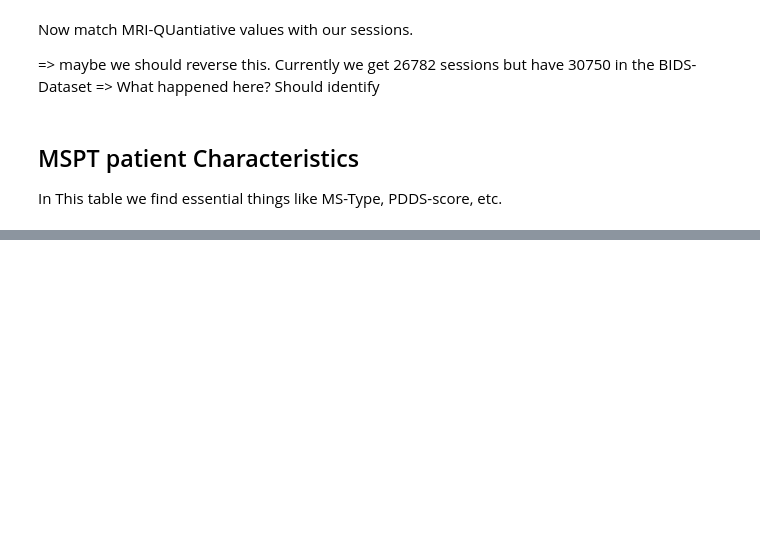
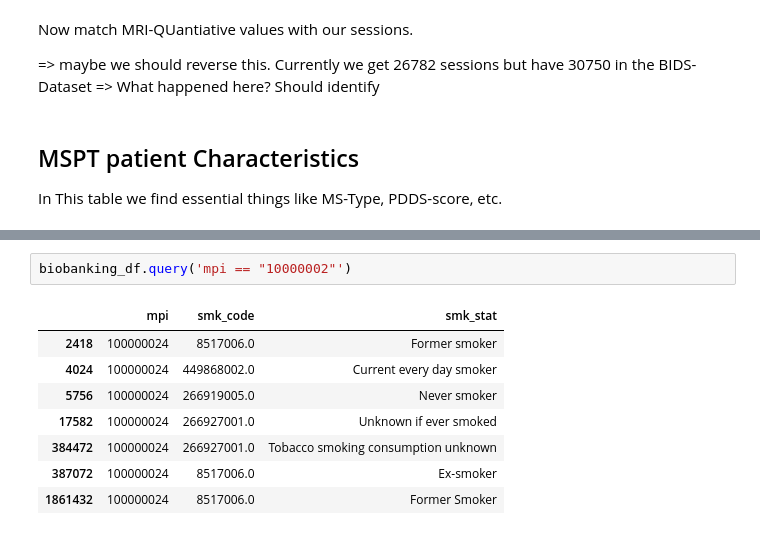
Before and after one commit to pakux/mspaths_preproc, a Jupyter notebook: prepare_basline_tables.ipynb, the cells around one changed output, grey strips where cells are left out. Drawn from its saved outputs; the diff is of its cells as text; blank space fills up the shorter version.

```diff
--- a/prepare_basline_tables.ipynb
+++ b/prepare_basline_tables.ipynb
@@ -189,2 +301,13 @@ with Progress() as progress:
+# %%
+biobanking_df.query('mpi == "10000002"')
+# %% [output]
+|  | mpi | smk_code | smk_stat |
+| 2418 | 100000024 | 8517006.0 | Former smoker |
+| 4024 | 100000024 | 449868002.0 | Current every day smoker |
+| 5756 | 100000024 | 266919005.0 | Never smoker |
+| 17582 | 100000024 | 266927001.0 | Unknown if ever smoked |
+| 384472 | 100000024 | 266927001.0 | Tobacco smoking consumption unknown |
+| 387072 | 100000024 | 8517006.0 | Ex-smoker |
+| 1861432 | 100000024 | 8517006.0 | Former Smoker |
 # %%
 mri_df.to_hdf('mri_data.hdf5', key='mri_df')
```
Also changed, not shown: parts of 8 cells of this notebook, 1 other file.
